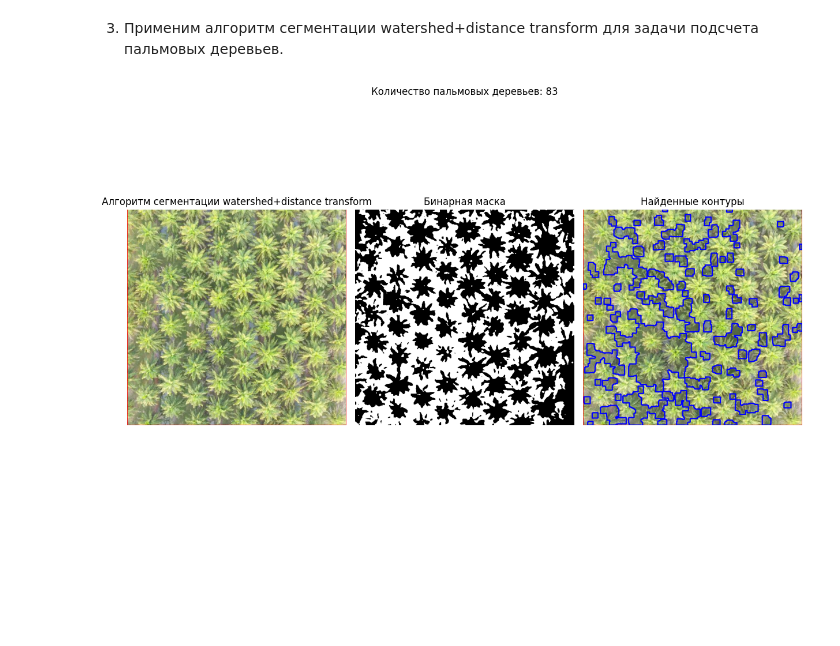
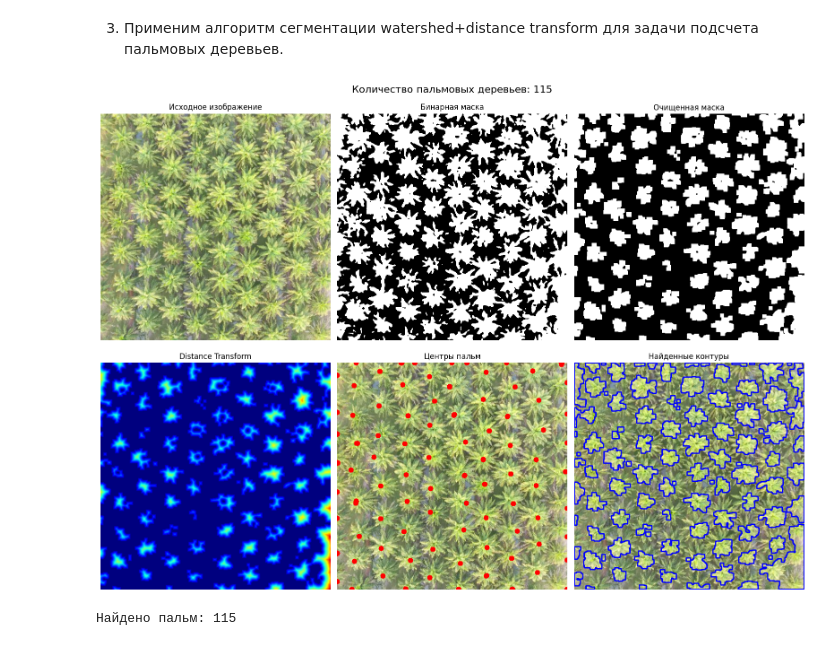
Before and after one commit to TheNarhawl/IP_UNN_LABS_3_COURSE, a Jupyter notebook: lab4.ipynb, the cells around one changed output. Cells and saved outputs as stored; diff of their text form; code cells hidden in the pictures; blank space fills up the shorter version.

Commit message:
add distance transform for lab4

```diff
--- a/lab4.ipynb
+++ b/lab4.ipynb
@@ -162,44 +162,78 @@ plt.show()
 # %% [markdown]
 3. Применим алгоритм сегментации watershed+distance transform для задачи подсчета пальмовых деревьев.
 # %%
+import cv2
+import numpy as np
+import matplotlib.pyplot as plt
+from scipy import ndimage
+
 image = cv2.imread('assets/palm_1.JPG')
 image = cv2.cvtColor(image, cv2.COLOR_BGR2RGB)
-gray_image = cv2.cvtColor(image, cv2.COLOR_RGB2GRAY)
 
-smoothed = cv2.GaussianBlur(gray_image, (9, 9), 0)
-_, binary_mask = cv2.threshold(smoothed, 0, 255, cv2.THRESH_BINARY_INV + cv2.THRESH_OTSU)
+gray = cv2.cvtColor(image, cv2.COLOR_RGB2GRAY)
+smoothed = cv2.GaussianBlur(gray, (9, 9), 0)
 
-structuring_element = np.ones((5, 5), np.uint8)
-cleaned_mask = cv2.morphologyEx(binary_mask, cv2.MORPH_OPEN, structuring_element, iterations=3)  # было 2
+_, thresh = cv2.threshold(smoothed, 0, 255, cv2.THRESH_BINARY + cv2.THRESH_OTSU)
 
-ret, labels = cv2.connectedComponents(cleaned_mask)
-labels = labels + 1
-labels = cv2.watershed(image, labels)
-image[labels == -1] = [255, 0, 0]
-palm_count = len(np.unique(labels)) - 1
+kernel = np.ones((5, 5), np.uint8)
+cleaned = cv2.morphologyEx(thresh, cv2.MORPH_OPEN, kernel, iterations=2)
 
-result_image = image.copy()
-contours, _ = cv2.findContours(cleaned_mask, cv2.RETR_EXTERNAL, cv2.CHAIN_APPROX_SIMPLE)
-cv2.drawContours(result_image, contours, -1, (0, 0, 255), 2)
+dist = cv2.distanceTransform(cleaned, cv2.DIST_L2, 5)
+dist_norm = cv2.normalize(dist, None, 0, 255, cv2.NORM_MINMAX).astype(np.uint8)
 
-plt.figure(figsize=(12, 8))
-plt.subplot(1, 3, 1)
+neighborhood_size = 51
+local_max = ndimage.maximum_filter(dist, size=neighborhood_size) == dist
+local_max[dist < 0.2 * dist.max()] = False
+
+centers = np.column_stack(np.where(local_max))
+
+image_centers = image.copy()
+for (y, x) in centers:
+    cv2.circle(image_centers, (x, y), 6, (255, 0, 0), -1)
+
+image_contours = image.copy()
+contours, _ = cv2.findContours(cleaned, cv2.RETR_EXTERNAL, cv2.CHAIN_APPROX_SIMPLE)
+cv2.drawContours(image_contours, contours, -1, (0, 0, 255), 2)
+
+palm_count = len(centers)
+
+plt.figure(figsize=(16, 12))
+
+plt.subplot(2, 3, 1)
 plt.imshow(image)
-plt.title("Алгоритм сегментации watershed+distance transform")
+plt.title("Исходное изображение")
 plt.axis('off')
 
-plt.subplot(1, 3, 2)
-plt.imshow(binary_mask, cmap='gray')
+plt.subplot(2, 3, 2)
+plt.imshow(thresh, cmap="gray")
 plt.title("Бинарная маска")
 plt.axis('off')
 
-plt.subplot(1, 3, 3)
-plt.imshow(result_image)
+plt.subplot(2, 3, 3)
+plt.imshow(cleaned, cmap="gray")
+plt.title("Очищенная маска")
+plt.axis('off')
+
+plt.subplot(2, 3, 4)
+plt.imshow(dist_norm, cmap="jet")
+plt.title("Distance Transform")
+plt.axis('off')
+
+plt.subplot(2, 3, 5)
+plt.imshow(image_centers)
+plt.title("Центры пальм")
+plt.axis('off')
+
+plt.subplot(2, 3, 6)
+plt.imshow(image_contours)
 plt.title("Найденные контуры")
 plt.axis('off')
 
-plt.suptitle(f'Количество пальмовых деревьев: {palm_count}')
+plt.suptitle(f"Количество пальмовых деревьев: {palm_count}", fontsize=16)
 plt.tight_layout()
 plt.show()
+
+print(f"Найдено пальм: {palm_count}")
 # %% [output]
-[figure, old version]
+[figure, new version]
+Найдено пальм: 115
```
